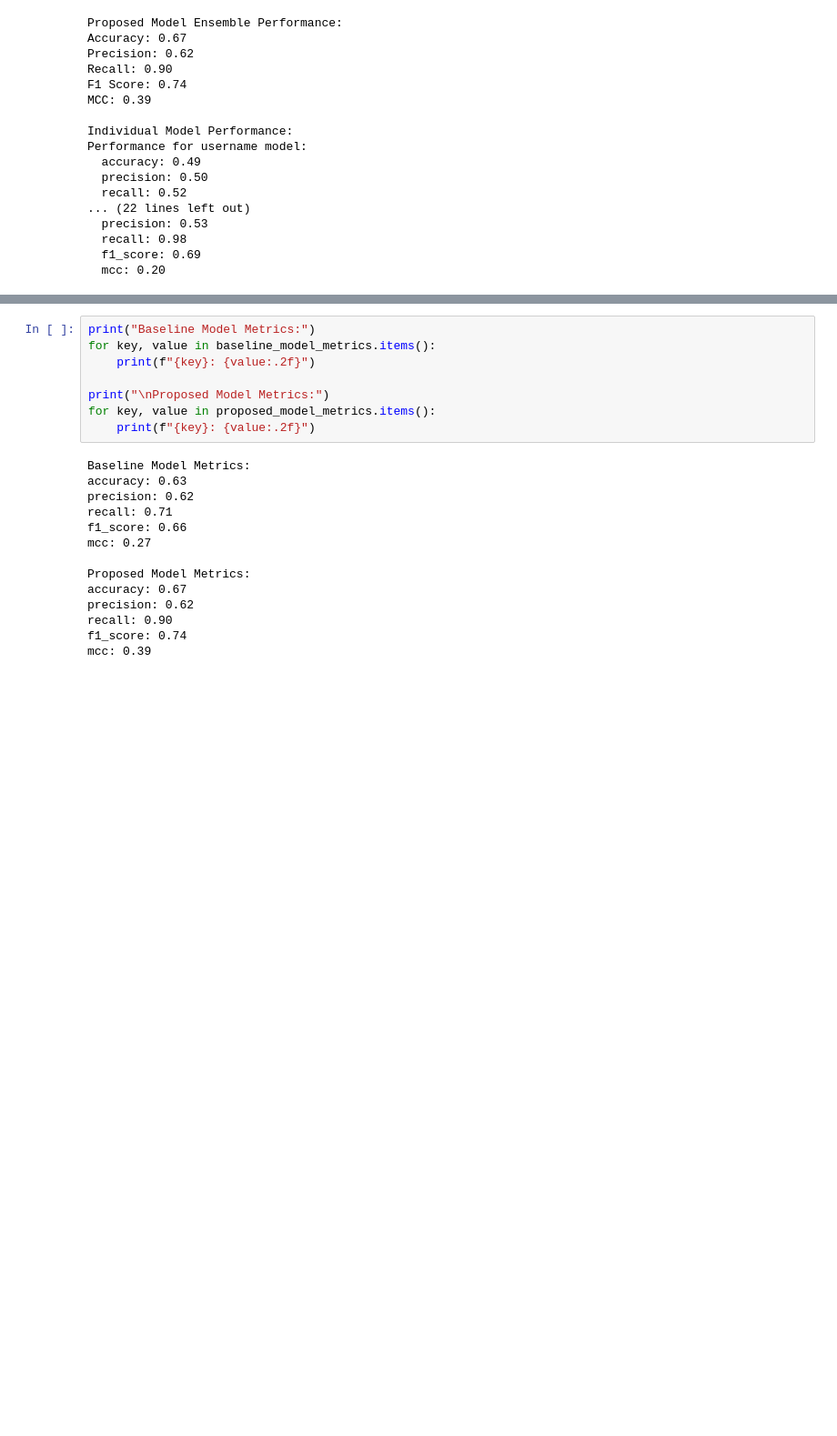
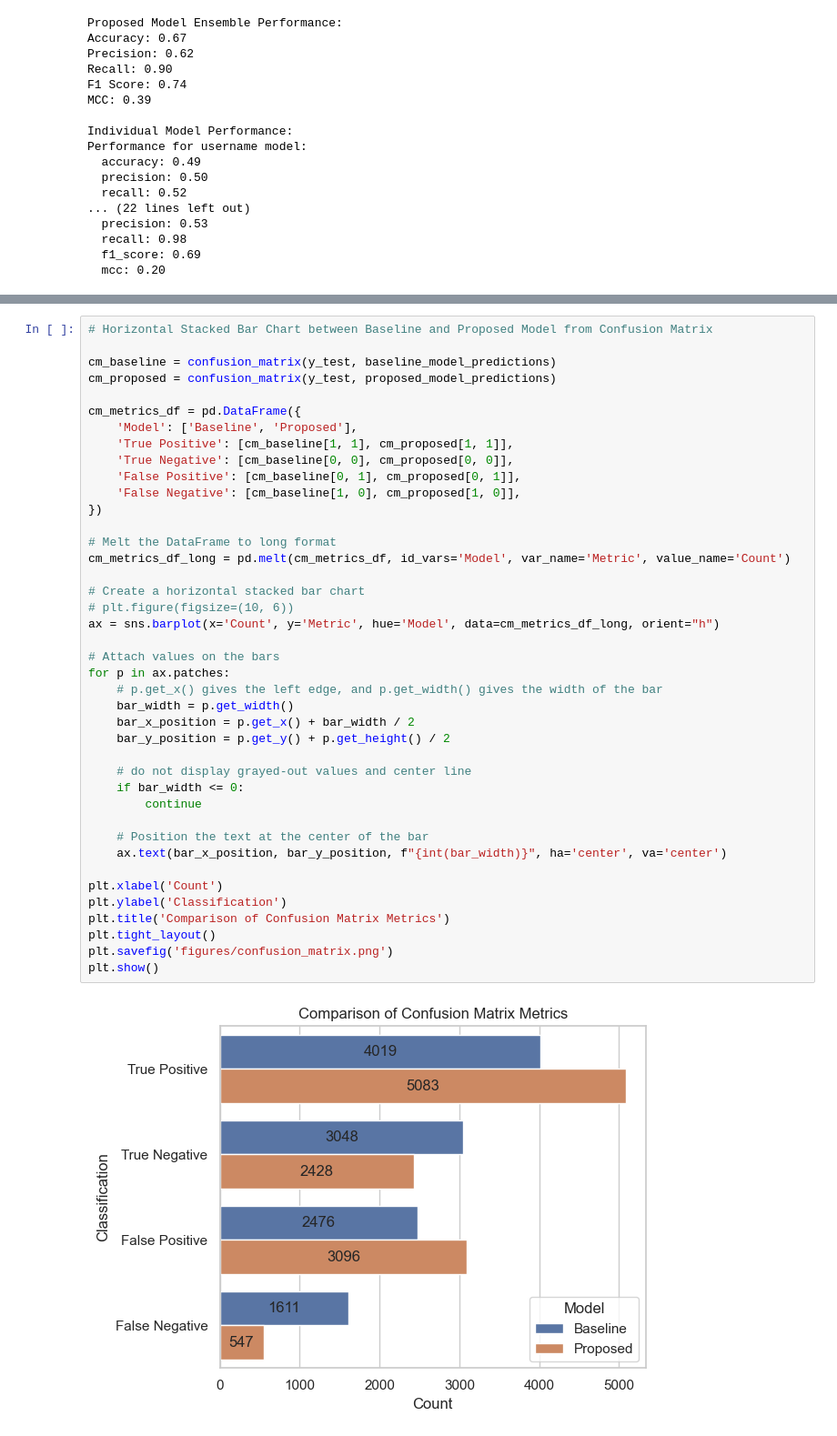
Before and after one commit to Pilner/multiplatform-bot-detector, a Jupyter notebook: backend/notebooks/testing/Thesis_Testing.ipynb, the cells around one changed output, grey strips where cells are left out. Shown at 91% size. Drawn from its saved outputs; the diff is of its cells as text; blank space fills up the shorter version.

Commit message:
feat: changes - Show graphs

```diff
--- a/backend/notebooks/testing/Thesis_Testing.ipynb
+++ b/backend/notebooks/testing/Thesis_Testing.ipynb
@@ -403,22 +400,43 @@ Confusion Matrix:
-# %%
-print("Baseline Model Metrics:")
-for key, value in baseline_model_metrics.items():
-	print(f"{key}: {value:.2f}")
-
-print("\nProposed Model Metrics:")
-for key, value in proposed_model_metrics.items():
-	print(f"{key}: {value:.2f}")
-# %% [output]
-Baseline Model Metrics:
-accuracy: 0.63
-precision: 0.62
-recall: 0.71
-f1_score: 0.66
-mcc: 0.27
-
-Proposed Model Metrics:
-accuracy: 0.67
-precision: 0.62
-recall: 0.90
-f1_score: 0.74
-mcc: 0.39
+# %%
+# Horizontal Stacked Bar Chart between Baseline and Proposed Model from Confusion Matrix
+
+cm_baseline = confusion_matrix(y_test, baseline_model_predictions)
+cm_proposed = confusion_matrix(y_test, proposed_model_predictions)
+
+cm_metrics_df = pd.DataFrame({
+	'Model': ['Baseline', 'Proposed'],
+	'True Positive': [cm_baseline[1, 1], cm_proposed[1, 1]],
+	'True Negative': [cm_baseline[0, 0], cm_proposed[0, 0]],
+	'False Positive': [cm_baseline[0, 1], cm_proposed[0, 1]],
+	'False Negative': [cm_baseline[1, 0], cm_proposed[1, 0]],
+})
+
+# Melt the DataFrame to long format
+cm_metrics_df_long = pd.melt(cm_metrics_df, id_vars='Model', var_name='Metric', value_name='Count')
+
+# Create a horizontal stacked bar chart
+# plt.figure(figsize=(10, 6))
+ax = sns.barplot(x='Count', y='Metric', hue='Model', data=cm_metrics_df_long, orient="h")
+
+# Attach values on the bars
+for p in ax.patches:
+	# p.get_x() gives the left edge, and p.get_width() gives the width of the bar
+	bar_width = p.get_width()
+	bar_x_position = p.get_x() + bar_width / 2
+	bar_y_position = p.get_y() + p.get_height() / 2
+
+	# do not display grayed-out values and center line
+	if bar_width <= 0:
+		continue
+
+	# Position the text at the center of the bar
+	ax.text(bar_x_position, bar_y_position, f"{int(bar_width)}", ha='center', va='center')
+
+plt.xlabel('Count')
+plt.ylabel('Classification')
+plt.title('Comparison of Confusion Matrix Metrics')
+plt.tight_layout()
+plt.savefig('figures/confusion_matrix.png')
+plt.show()
+# %% [output]
+[figure, added]
```
Also changed, not shown: parts of 5 cells of this notebook, 5 other files.
